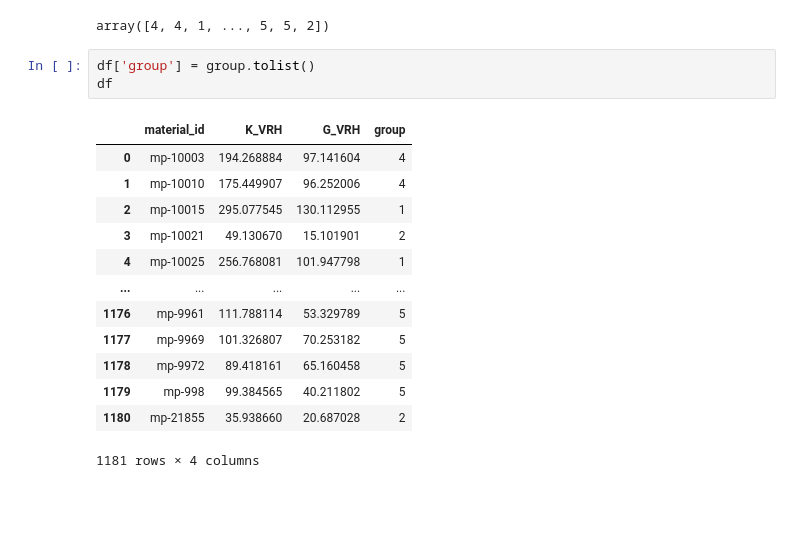
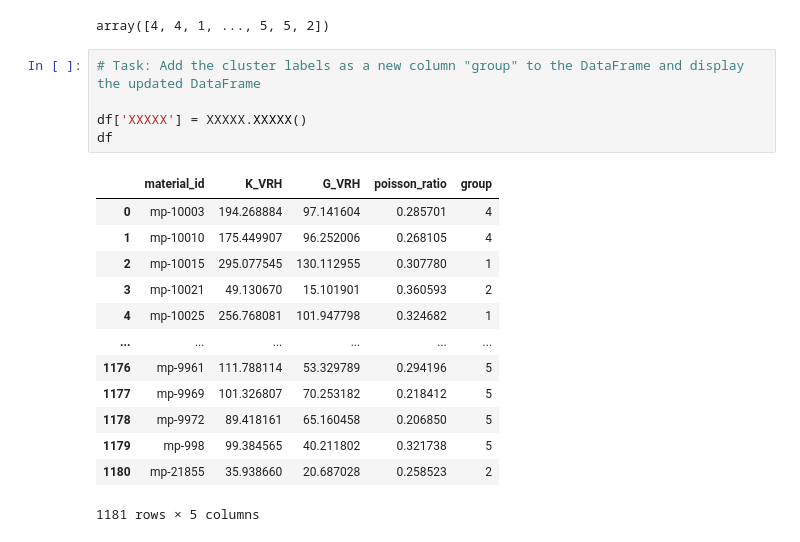
Before and after one commit to CMDDclass/MS697-material, a Jupyter notebook: Hands-on-session3/2025_2_Hands_on_session3_case3_practice.ipynb, the cells around one changed output. Saved outputs shown, nothing was run; the diff lists cells and outputs as text; blank space fills up the shorter version.

```diff
--- a/Hands-on-session3/2025_2_Hands_on_session3_case3_practice.ipynb
+++ b/Hands-on-session3/2025_2_Hands_on_session3_case3_practice.ipynb
@@ -67,23 +80,25 @@ Number of points: 1181
 group
 # %% [output]
 array([4, 4, 1, ..., 5, 5, 2])
-# %%
-df['group'] = group.tolist()
-df
-# %% [output]
-|  | material_id | K_VRH | G_VRH | group |
-| 0 | mp-10003 | 194.268884 | 97.141604 | 4 |
-| 1 | mp-10010 | 175.449907 | 96.252006 | 4 |
-| 2 | mp-10015 | 295.077545 | 130.112955 | 1 |
-| 3 | mp-10021 | 49.130670 | 15.101901 | 2 |
-| 4 | mp-10025 | 256.768081 | 101.947798 | 1 |
-| ... | ... | ... | ... | ... |
-| 1176 | mp-9961 | 111.788114 | 53.329789 | 5 |
-| 1177 | mp-9969 | 101.326807 | 70.253182 | 5 |
-| 1178 | mp-9972 | 89.418161 | 65.160458 | 5 |
-| 1179 | mp-998 | 99.384565 | 40.211802 | 5 |
-| 1180 | mp-21855 | 35.938660 | 20.687028 | 2 |
-1181 rows × 4 columns
+# %%
+# Task: Add the cluster labels as a new column "group" to the DataFrame and display the updated DataFrame
+
+df['XXXXX'] = XXXXX.XXXXX()
+df
+# %% [output]
+|  | material_id | K_VRH | G_VRH | poisson_ratio | group |
+| 0 | mp-10003 | 194.268884 | 97.141604 | 0.285701 | 4 |
+| 1 | mp-10010 | 175.449907 | 96.252006 | 0.268105 | 4 |
+| 2 | mp-10015 | 295.077545 | 130.112955 | 0.307780 | 1 |
+| 3 | mp-10021 | 49.130670 | 15.101901 | 0.360593 | 2 |
+| 4 | mp-10025 | 256.768081 | 101.947798 | 0.324682 | 1 |
+| ... | ... | ... | ... | ... | ... |
+| 1176 | mp-9961 | 111.788114 | 53.329789 | 0.294196 | 5 |
+| 1177 | mp-9969 | 101.326807 | 70.253182 | 0.218412 | 5 |
+| 1178 | mp-9972 | 89.418161 | 65.160458 | 0.206850 | 5 |
+| 1179 | mp-998 | 99.384565 | 40.211802 | 0.321738 | 5 |
+| 1180 | mp-21855 | 35.938660 | 20.687028 | 0.258523 | 2 |
+1181 rows × 5 columns
 # %%
 import matplotlib.pyplot as plt
 from sklearn.cluster import AgglomerativeClustering
```
Also changed, not shown: parts of 11 cells of this notebook.
